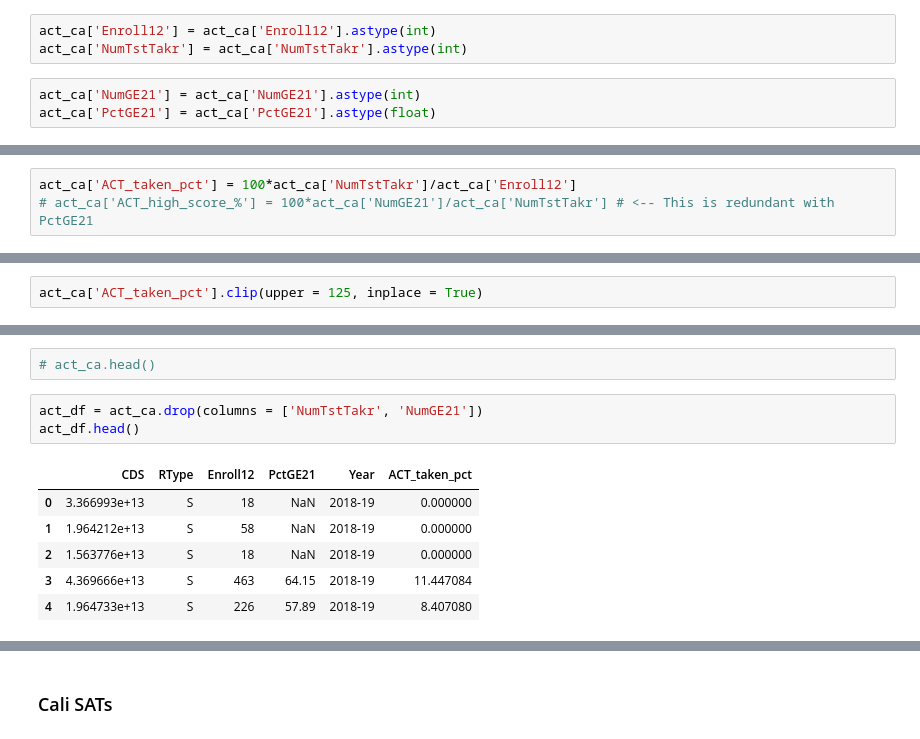
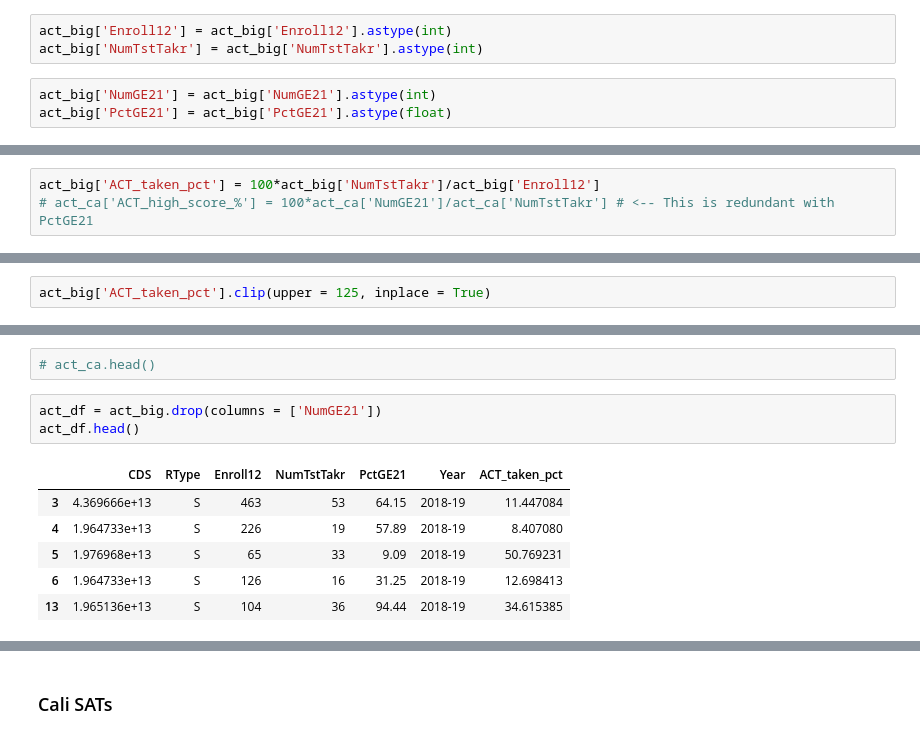
Before and after one commit to stevenlw-porpoise/California-Standardized-Testing-Analysis-Project, a Jupyter notebook: project1.ipynb, the cells around one changed output, grey strips where cells are left out. Saved outputs shown, nothing was run; the diff lists cells and outputs as text.

```diff
--- a/project1.ipynb
+++ b/project1.ipynb
@@ -210,9 +201,9 @@ Name: NumTstTakr, Length: 1776, dtype: int32
 # %%
-act_ca['Enroll12'] = act_ca['Enroll12'].astype(int)
-act_ca['NumTstTakr'] = act_ca['NumTstTakr'].astype(int)
+act_big['Enroll12'] = act_big['Enroll12'].astype(int)
+act_big['NumTstTakr'] = act_big['NumTstTakr'].astype(int)
 # %%
-act_ca['NumGE21'] = act_ca['NumGE21'].astype(int)
-act_ca['PctGE21'] = act_ca['PctGE21'].astype(float)
+act_big['NumGE21'] = act_big['NumGE21'].astype(int)
+act_big['PctGE21'] = act_big['PctGE21'].astype(float)
 # %% [markdown]
 ### Features to measure test performance and participation
 Since our goal is to track test performance and particpation we need a metric for each of these.
@@ -220,7 +211,7 @@ For our purposes, we can measure the as follows:
 * perfomance by the percentage of test takers with a composite score above 21
 * participation by the percentage of enrollees who take the test
 # %%
-act_ca['ACT_taken_pct'] = 100*act_ca['NumTstTakr']/act_ca['Enroll12']
+act_big['ACT_taken_pct'] = 100*act_big['NumTstTakr']/act_big['Enroll12']
 # act_ca['ACT_high_score_%'] = 100*act_ca['NumGE21']/act_ca['NumTstTakr'] # <-- This is redundant with PctGE21
 # %% [markdown]
 Some schools have more test takers than students.
@@ -251,21 +242,21 @@ act_raw.query('Enroll12 < NumTstTakr').drop(columns = code_cols + subject_cols +
 | 1854 | 1.964733e+13 | S | PUC Nueva Esperanza Charter Academy | Los Angeles Unified | Los Angeles | 0.0 | 22.0 | 1 | 4.55 |
 | 2012 | 3.066670e+13 | S | Segerstrom High | Santa Ana Unified | Orange | 457.0 | 480.0 | 106 | 22.08 |
 # %%
-act_ca['ACT_taken_pct'].clip(upper = 125, inplace = True)
+act_big['ACT_taken_pct'].clip(upper = 125, inplace = True)
 # %% [markdown]
 #### Select Data for Later Analysis
 # %%
 # act_ca.head()
 # %%
-act_df = act_ca.drop(columns = ['NumTstTakr', 'NumGE21'])
+act_df = act_big.drop(columns = ['NumGE21'])
 act_df.head()
 # %% [output]
-|  | CDS | RType | Enroll12 | PctGE21 | Year | ACT_taken_pct |
-| 0 | 3.366993e+13 | S | 18 | NaN | 2018-19 | 0.000000 |
-| 1 | 1.964212e+13 | S | 58 | NaN | 2018-19 | 0.000000 |
-| 2 | 1.563776e+13 | S | 18 | NaN | 2018-19 | 0.000000 |
-| 3 | 4.369666e+13 | S | 463 | 64.15 | 2018-19 | 11.447084 |
-| 4 | 1.964733e+13 | S | 226 | 57.89 | 2018-19 | 8.407080 |
+|  | CDS | RType | Enroll12 | NumTstTakr | PctGE21 | Year | ACT_taken_pct |
+| 3 | 4.369666e+13 | S | 463 | 53 | 64.15 | 2018-19 | 11.447084 |
+| 4 | 1.964733e+13 | S | 226 | 19 | 57.89 | 2018-19 | 8.407080 |
+| 5 | 1.976968e+13 | S | 65 | 33 | 9.09 | 2018-19 | 50.769231 |
+| 6 | 1.964733e+13 | S | 126 | 16 | 31.25 | 2018-19 | 12.698413 |
+| 13 | 1.965136e+13 | S | 104 | 36 | 94.44 | 2018-19 | 34.615385 |
 # %%
 act_df.info()
 # %% [output]
```
Also changed, not shown: parts of 58 cells of this notebook.
